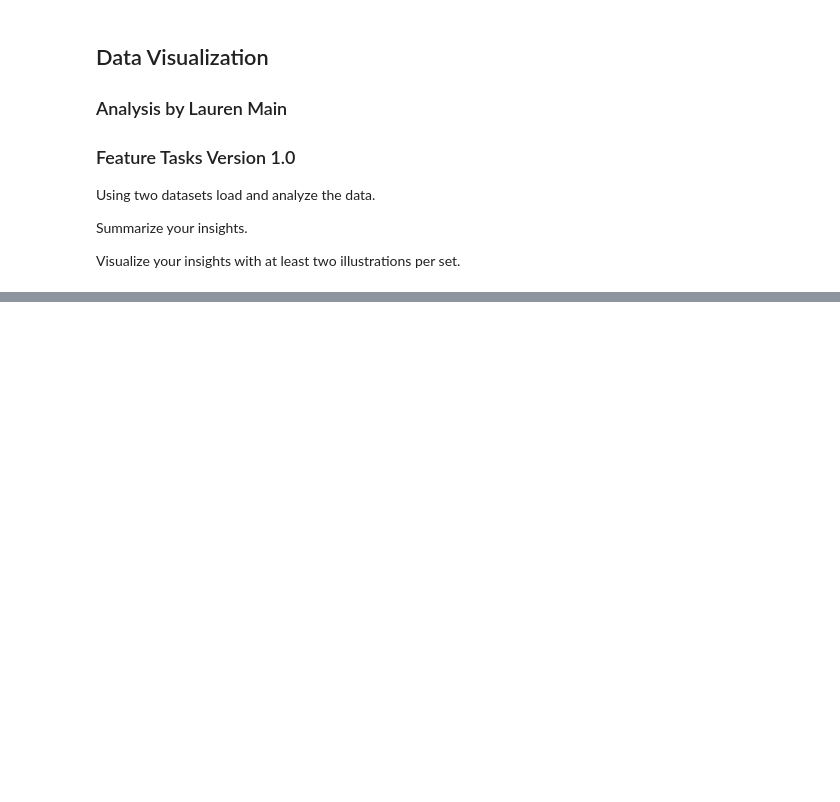
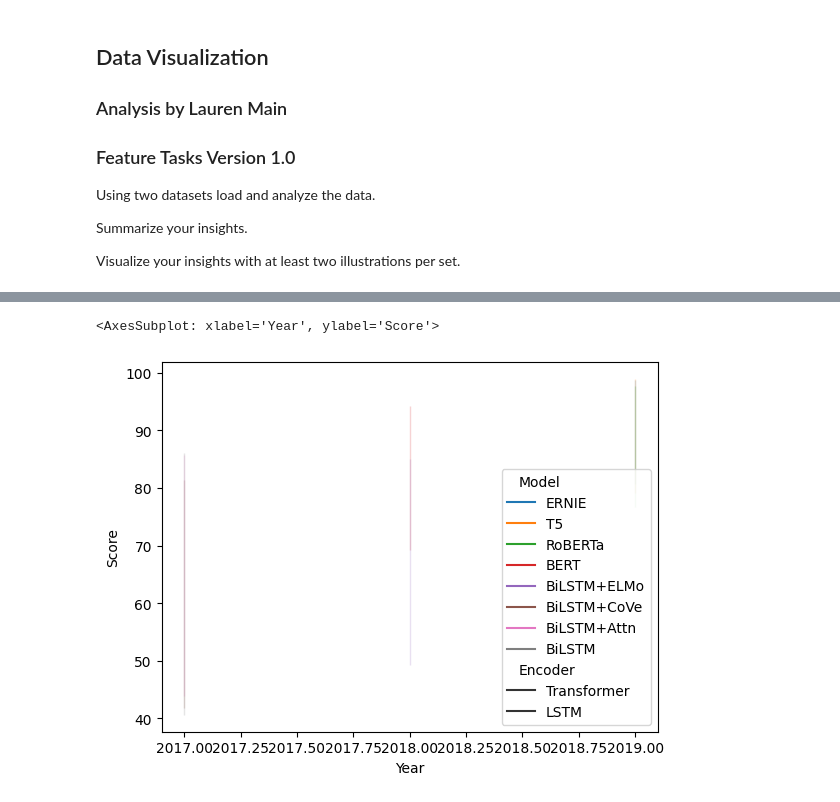
Before and after one commit to elleem/data-visualization, a Jupyter notebook: notebookc0bfec0386.ipynb, the cells around one changed output, grey strips where cells are left out. Cells and saved outputs as stored; diff of their text form; code cells hidden in the pictures; blank space fills up the shorter version.

```diff
--- a/notebookc0bfec0386.ipynb
+++ b/notebookc0bfec0386.ipynb
@@ -36,0 +67,5 @@ df
+# %%
+sns.lineplot(x='Year', y='Score', hue='Model', style='Encoder', errorbar='sd', linewidth=20, dashes=False, data=glue)
+# %% [output]
+<AxesSubplot: xlabel='Year', ylabel='Score'>
+[figure, added]
```
Also changed, not shown: parts of 7 cells of this notebook.
